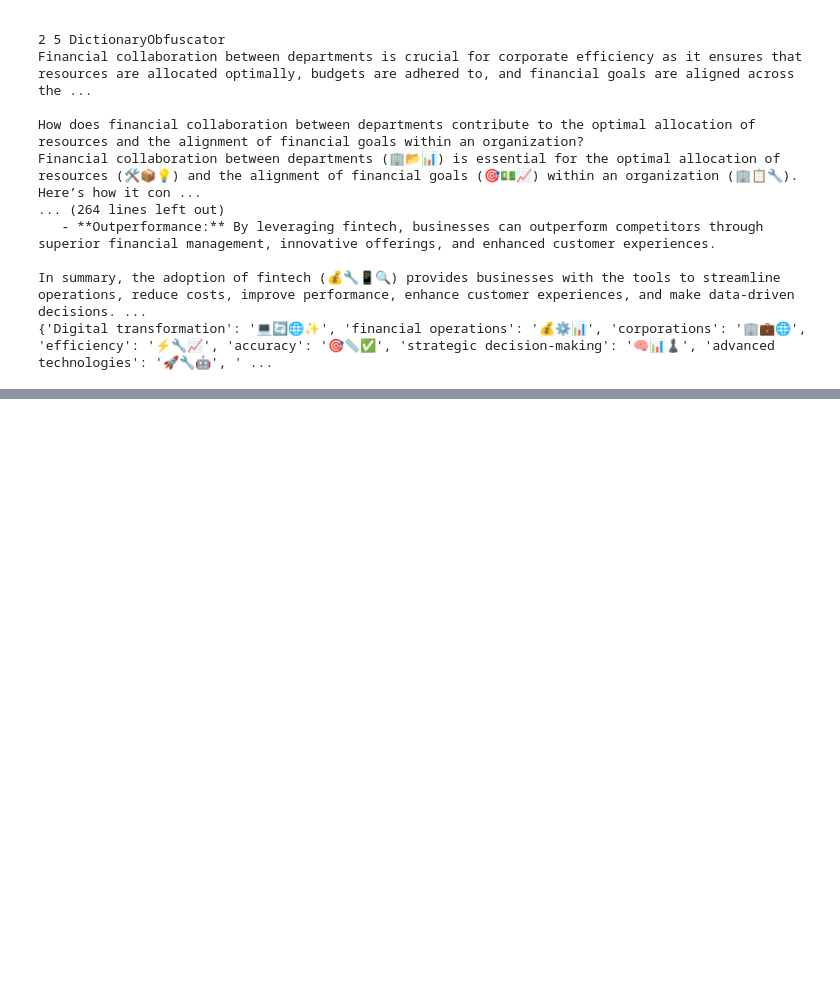
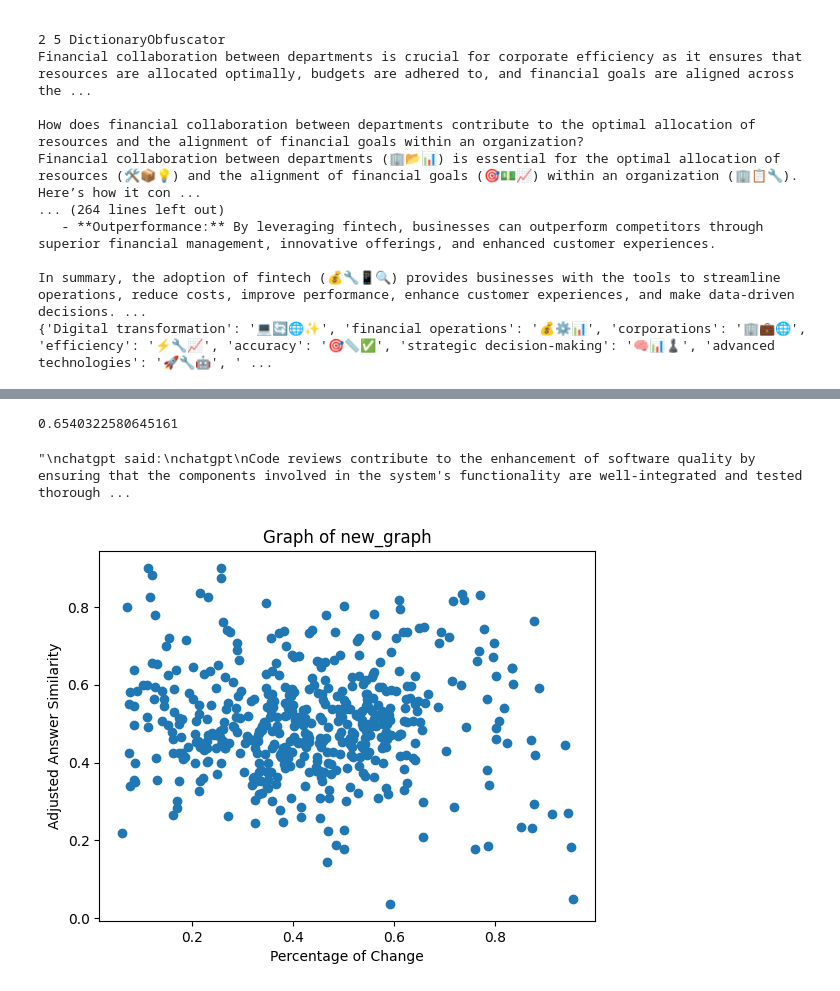
Before and after one commit to chkp-orendi/Emojicrypt, a Jupyter notebook: playground/playground.ipynb, the cells around one changed output, grey strips where cells are left out. Drawn from its saved outputs; the diff is of its cells as text; code cells hidden in the pictures; blank space fills up the shorter version.

Commit message:
add tests, going to wrote LLM_Obf and rewrite Smart Random

```diff
--- a/playground/playground.ipynb
+++ b/playground/playground.ipynb
@@ -4551,0 +4886,32 @@ In summary, the adoption of fintech (💰🔧📱🔍) provides businesses with
+# %%
+import markdown
+import random
+
+path = os.path.join(os.getenv("PROJECT_PATH"),"data","September-2024","2024-09-09","Presentation","software development results.json")
+with open(path, 'r', encoding='utf-8') as file:
+    data = json.load(file)
+average = 0
+count = 0
+
+sample = 0
+
+text = ""
+for obfuscator in data:
+    for case in obfuscator[1]:
+        if 0.5 <= case["prompt_metric"]["precentage_of_changed_word"] <= 0.7:
+            count += 1
+            average += case["answer_metric"]["llm_similarity"]
+            if sample < 5 and random.random() < 0.1:
+                sample += 1
+                for key, value in case.items():
+                    text += f'<b style="background-color: yellow;">{key}</b>\n'
+                    text += str(value) +"\n"
+                text += "____________________________________________________________________________________________________________________________\n"
+text = text.replace("\n","<br>")
+with open("software development sample.html", "w", encoding="utf-8") as file:
+    html_format = markdown.markdown(text, extensions=['nl2br'])
+    file.write(html_format)
+
+print(average/count)
+# %% [output]
+0.6540322580645161
@@ -4551,0 +5017,45 @@ In summary, the adoption of fintech (💰🔧📱🔍) provides businesses with
+# %%
+deobfuscated_text
+# %% [output]
+"\nchatgpt said:\nchatgpt\nCode reviews contribute to the enhancement of software quality by ensuring that the components involved in the system's functionality are well-integrated and tested thorough ...
+# %%
+deobfuscated_text
+with open("software development sample.html", "w", encoding="utf-8") as file:
+    html_format = markdown.markdown(deobfuscated_text, extensions=['nl2br'])
+    file.write(html_format)
+# %%
+import os
+import sys
+import json
+from dotenv import load_dotenv
+from logging import Logger, getLogger
+load_dotenv()
+sys.path.append(os.getenv("PROJECT_PATH"))
+
+path = os.path.join(os.getenv("PROJECT_PATH"),"data","September-2024","2024-09-08","Presentation","movie data set results.json")
+with open(path, 'r', encoding='utf-8') as file:
+    data = json.load(file)
+
+"""
+(precentage_change, answer_sim(1-guessed_correct)/0.5)
+"""
+new_graph = []
+
+for obfuscator in data:
+    for case in obfuscator[1]:
+        new_graph.append((case["prompt_metric"]["precentage_of_changed_word"], case["answer_metric"]["llm_similarity"]*(1-case["prompt_metric"]["guessed_correct"])))
+# %%
+import matplotlib.pyplot as plt
+
+# Extract x and y values from new_graph
+x_values = [item[0] for item in new_graph]
+y_values = [item[1] for item in new_graph]
+
+# Plot the graph
+plt.scatter(x_values, y_values)
+plt.xlabel('Percentage of Change')
+plt.ylabel('Adjusted Answer Similarity')
+plt.title('Graph of new_graph')
+plt.show()
+# %% [output]
+[figure, added]
```
Also changed, not shown: parts of 14 cells of this notebook, 19 other files.
